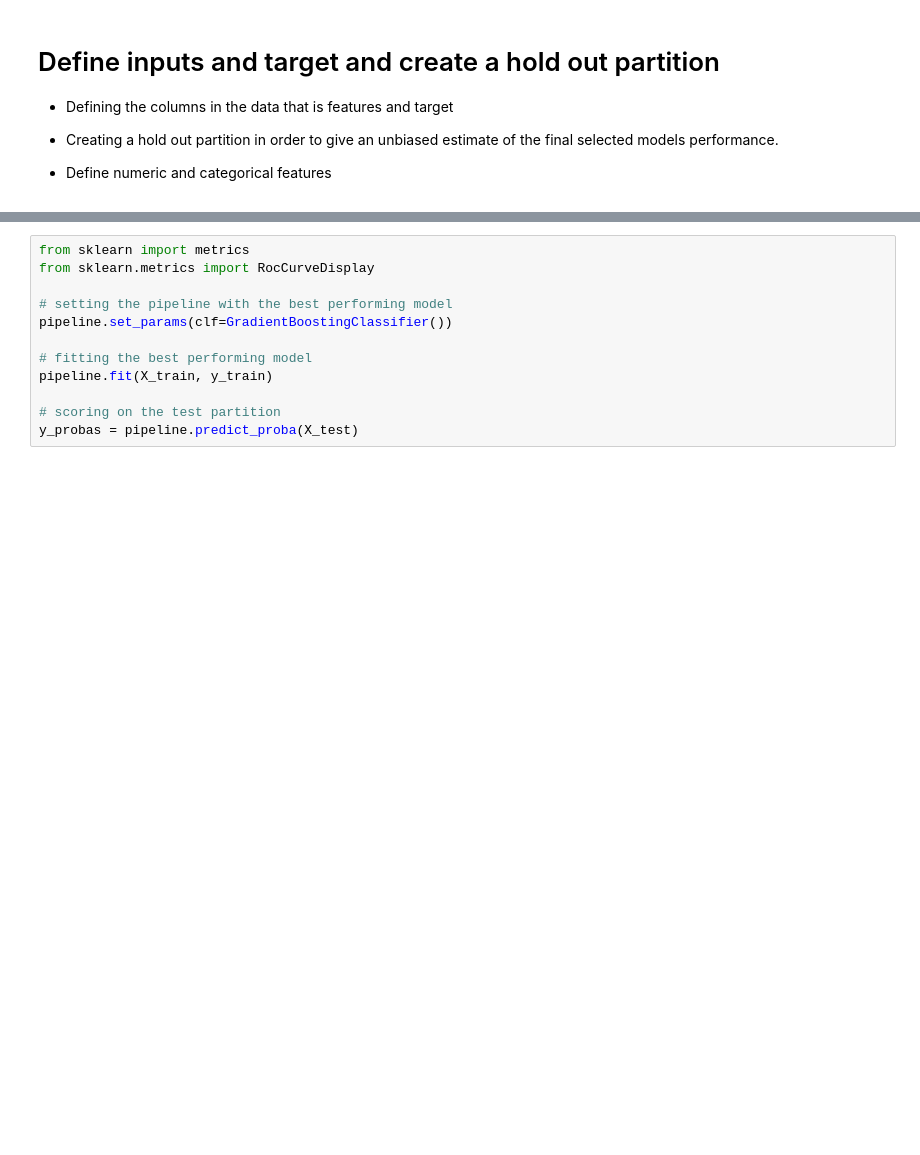
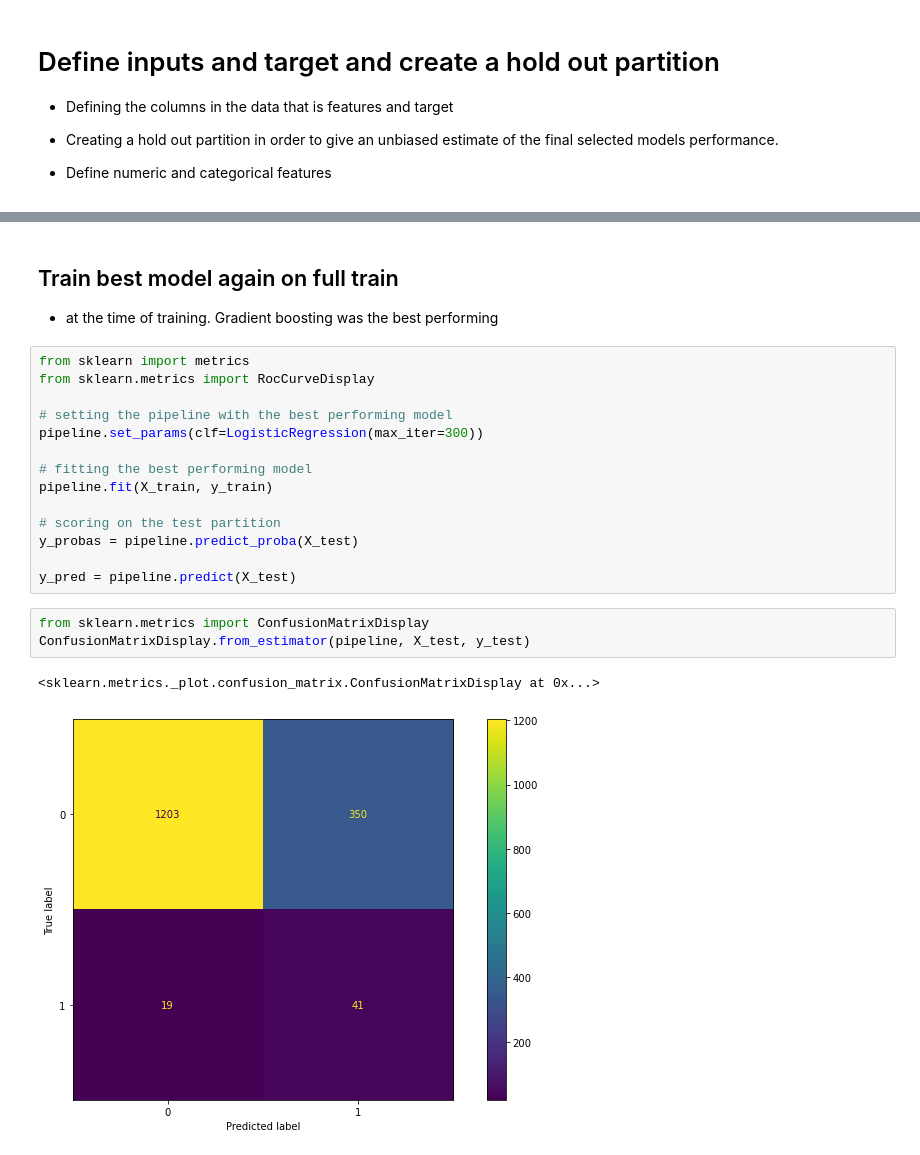
Before and after one commit to RDavidsen/churn_case, a Jupyter notebook: Churn_prediction.ipynb, the cells around one changed output, grey strips where cells are left out. Cells and saved outputs as stored; diff of their text form; blank space fills up the shorter version.

```diff
--- a/Churn_prediction.ipynb
+++ b/Churn_prediction.ipynb
@@ -202,12 +209,23 @@ Mean ROC AUC for GradientBoostingClassifier() estimators: 0.8309164916366072
+# %% [markdown]
+## Train best model again on full train
+* at the time of training. Gradient boosting was the best performing
 # %%
 from sklearn import metrics
 from sklearn.metrics import RocCurveDisplay
 
 # setting the pipeline with the best performing model
-pipeline.set_params(clf=GradientBoostingClassifier())
+pipeline.set_params(clf=LogisticRegression(max_iter=300))
 
 # fitting the best performing model
 pipeline.fit(X_train, y_train)
 
 # scoring on the test partition
 y_probas = pipeline.predict_proba(X_test)
+
+y_pred = pipeline.predict(X_test)
+# %%
+from sklearn.metrics import ConfusionMatrixDisplay
+ConfusionMatrixDisplay.from_estimator(pipeline, X_test, y_test)
+# %% [output]
+<sklearn.metrics._plot.confusion_matrix.ConfusionMatrixDisplay at 0x...>
+[figure, added]
```
Also changed, not shown: parts of 12 cells of this notebook, 3 other files.
